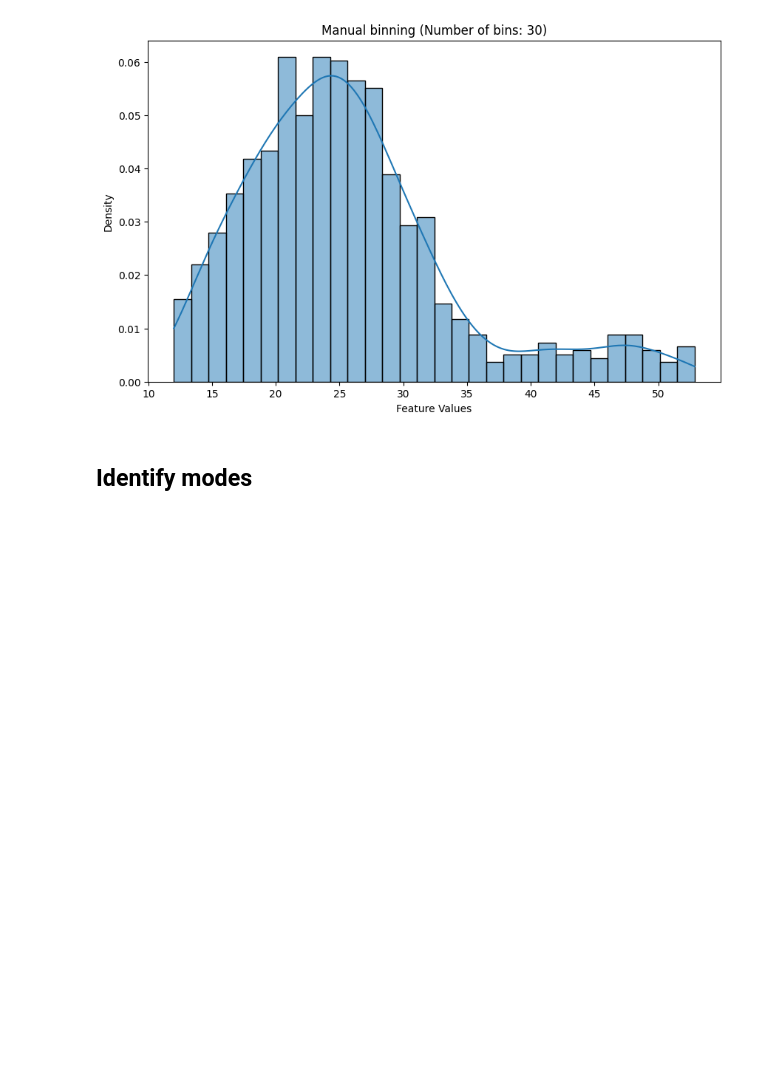
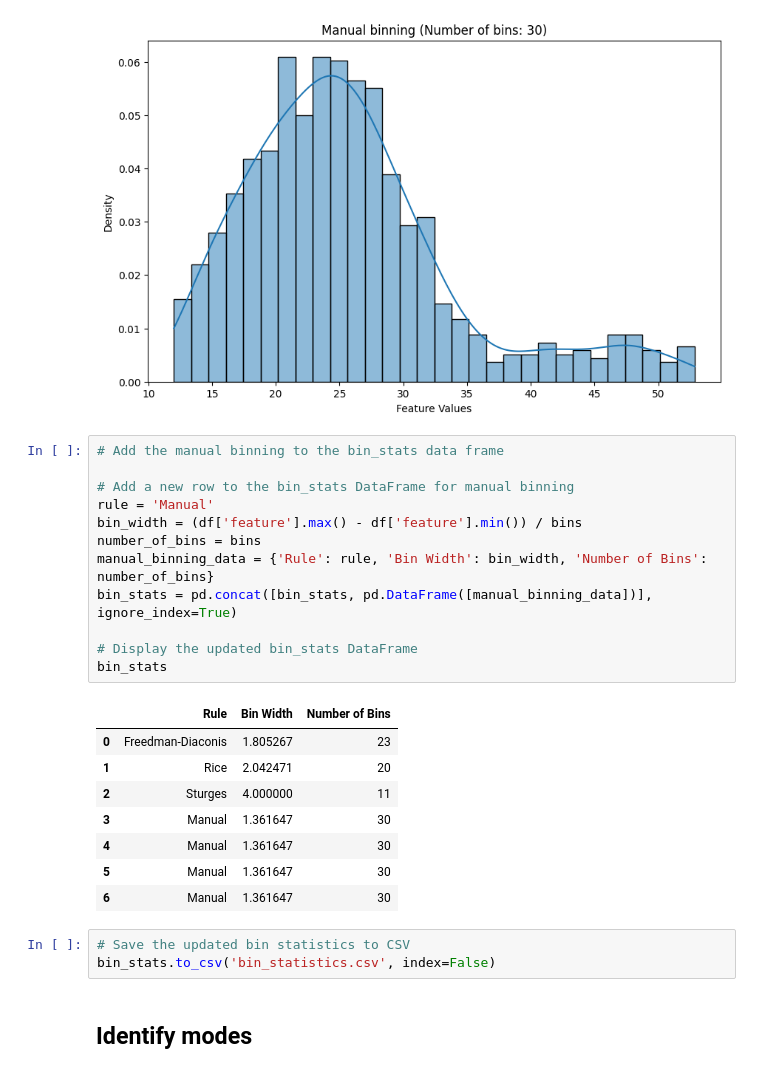
Before and after one commit to luquelab/lab-data-science, a Jupyter notebook: notebooks/analyze_multimodal_data.ipynb, the cells around one changed output. Drawn from its saved outputs; the diff is of its cells as text; blank space fills up the shorter version.

Commit message:
Add manual binning to the output file and add downloading files. #2.

```diff
--- a/notebooks/analyze_multimodal_data.ipynb
+++ b/notebooks/analyze_multimodal_data.ipynb
@@ -289,6 +339,30 @@ plt.savefig('distribution_binnig_manual.pdf')
 plt.show()
 # %% [output]
 [figure]
+# %%
+# Add the manual binning to the bin_stats data frame
+
+# Add a new row to the bin_stats DataFrame for manual binning
+rule = 'Manual'
+bin_width = (df['feature'].max() - df['feature'].min()) / bins
+number_of_bins = bins
+manual_binning_data = {'Rule': rule, 'Bin Width': bin_width, 'Number of Bins': number_of_bins}
+bin_stats = pd.concat([bin_stats, pd.DataFrame([manual_binning_data])], ignore_index=True)
+
+# Display the updated bin_stats DataFrame
+bin_stats
+# %% [output]
+|  | Rule | Bin Width | Number of Bins |
+| 0 | Freedman-Diaconis | 1.805267 | 23 |
+| 1 | Rice | 2.042471 | 20 |
+| 2 | Sturges | 4.000000 | 11 |
+| 3 | Manual | 1.361647 | 30 |
+| 4 | Manual | 1.361647 | 30 |
+| 5 | Manual | 1.361647 | 30 |
+| 6 | Manual | 1.361647 | 30 |
+# %%
+# Save the updated bin statistics to CSV
+bin_stats.to_csv('bin_statistics.csv', index=False)
 # %% [markdown]
 ## Identify modes
 # %% [markdown]
```
Also changed, not shown: parts of 3 cells of this notebook.
